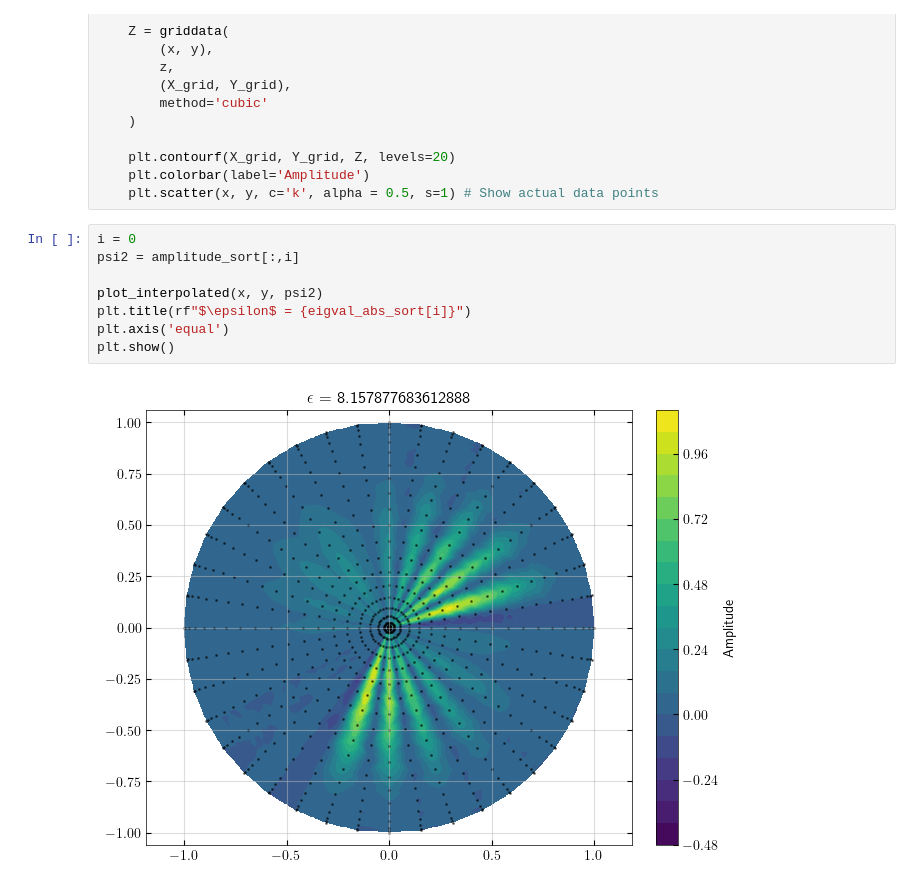
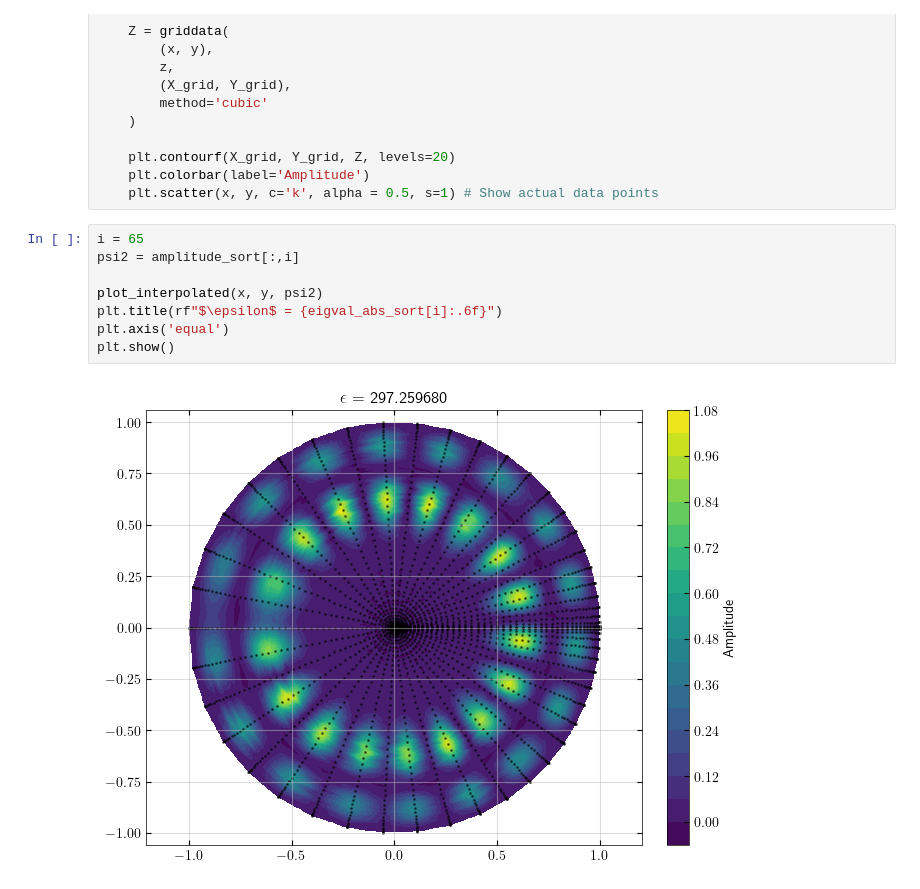
Before and after one commit to PyrooL/quantum-stadium, a Jupyter notebook: src/postprocessing.ipynb, the cells around one changed output. Cells and saved outputs as stored; diff of their text form.

```diff
--- a/src/postprocessing.ipynb
+++ b/src/postprocessing.ipynb
@@ -127,12 +144,12 @@ def plot_interpolated(x, y, z):
     plt.colorbar(label='Amplitude')
     plt.scatter(x, y, c='k', alpha = 0.5, s=1) # Show actual data points
 # %%
-i = 0
+i = 65
 psi2 = amplitude_sort[:,i]
 
 plot_interpolated(x, y, psi2)
-plt.title(rf"$\epsilon$ = {eigval_abs_sort[i]}")
+plt.title(rf"$\epsilon$ = {eigval_abs_sort[i]:.6f}")
 plt.axis('equal')
 plt.show()
 # %% [output]
-[figure, old version]
+[figure, new version]
```
Also changed, not shown: parts of 4 cells of this notebook, 3 other files.
